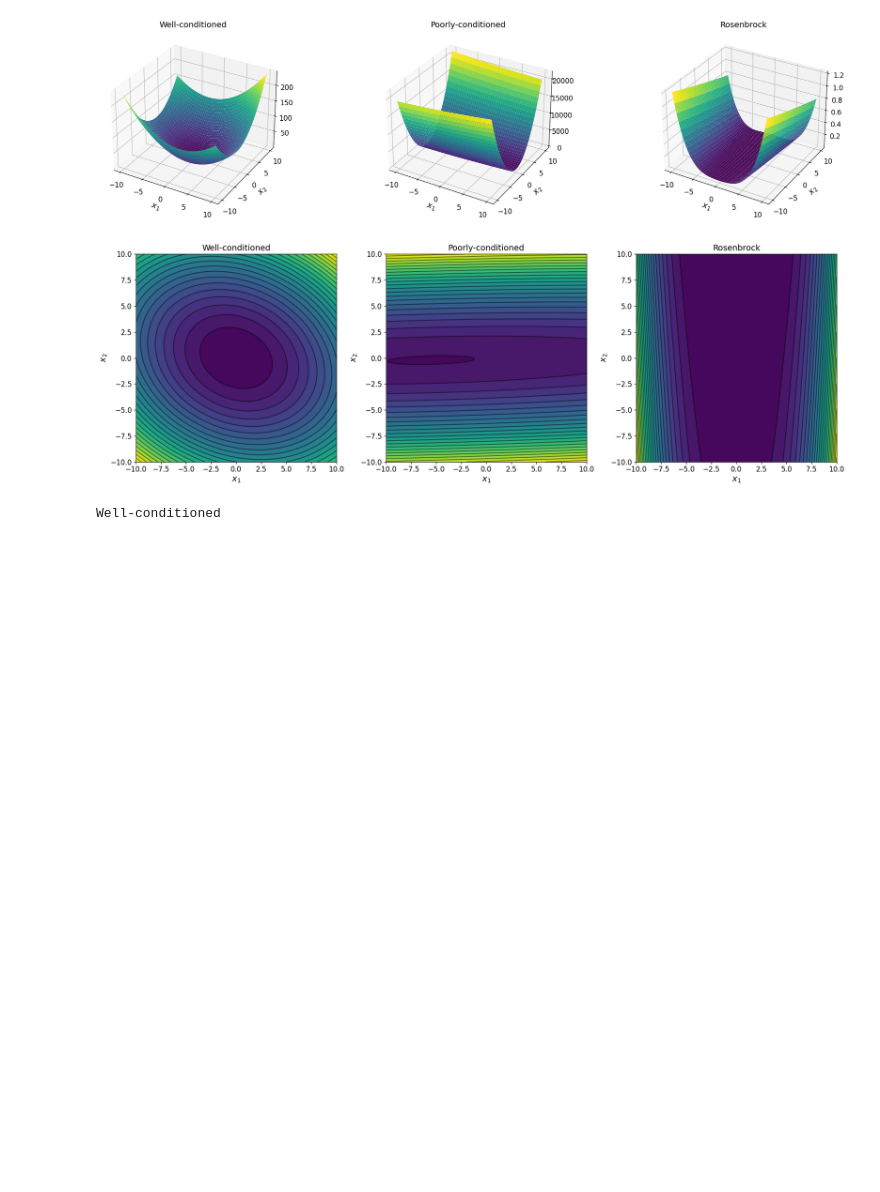
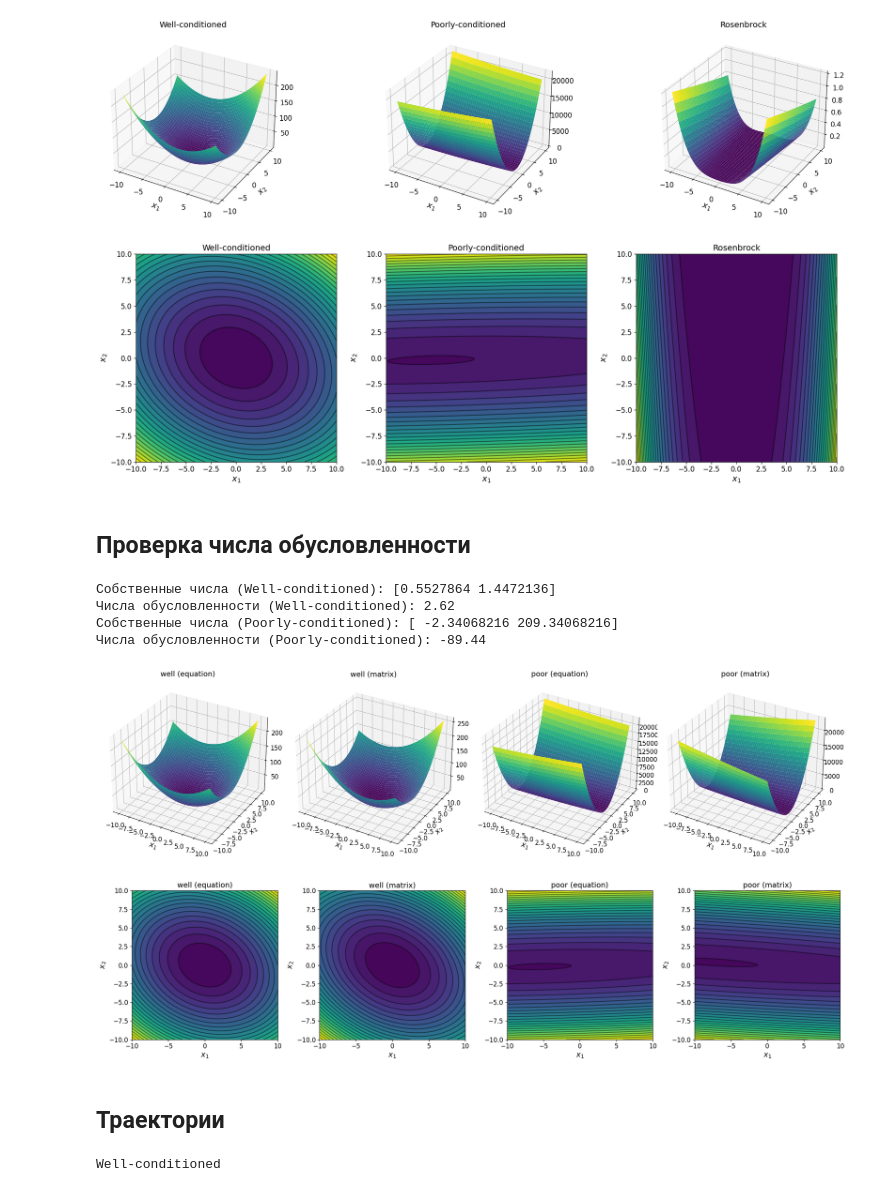
Before and after one commit to romangorbunov91/classic_grad, a Jupyter notebook: plots.ipynb, the cells around one changed output. Drawn from its saved outputs; the diff is of its cells as text; code cells hidden in the pictures; blank space fills up the shorter version.

```diff
--- a/plots.ipynb
+++ b/plots.ipynb
@@ -73,3 +73,5 @@ plt.show()
 # %% [output]
 [figure]
 [figure]
+# %% [markdown]
+## Проверка числа обусловленности
@@ -76,3 +90,58 @@ plt.show()
+# %%
+A_CHECK = [A_well, A_poor]
+for A_var, lbl in zip(A_CHECK, func_labels[:2]):
+    eigvals = np.linalg.eigvalsh(A_var)
+    cond_A = eigvals[-1] / eigvals[0]
+    print('Собственные числа ('+lbl + '):', eigvals)
+    print('Числа обусловленности ('+lbl + '):', np.round(cond_A,2))
+# %% [output]
+Собственные числа (Well-conditioned): [0.5527864 1.4472136]
+Числа обусловленности (Well-conditioned): 2.62
+Собственные числа (Poorly-conditioned): [ -2.34068216 209.34068216]
+Числа обусловленности (Poorly-conditioned): -89.44
+# %%
+Z_well = np.zeros_like(Z[0])
+Z_poor = np.zeros_like(Z[0])
+
+for i in range(X.shape[0]):
+    for j in range(X.shape[1]):
+        Z_well[i,j] = func_mtrx(np.array([X[i,j], Y[i,j]]), A_well, b_well, c_well)
+        #Z_well[i,j] = func_mtrx(np.array([0.2, 1.3]), A_well, b_well, c_well)
+        Z_poor[i,j] = func_mtrx(np.array([X[i,j], Y[i,j]]), A_poor, b_poor, c_poor)
+# %%
+N_CHECK = 2
+Z_CHECK = [Z[0], Z_well, Z[1], Z_poor]
+lbl_check = ['well (equation)', 'well (matrix)', 'poor (equation)', 'poor (matrix)']
+fig, axs = plt.subplots(ncols=2*N_CHECK, nrows=1, figsize=(5*(2*N_CHECK), 5), subplot_kw={'projection': '3d'})
+for k, z, func_lbl in zip(range(2*N_CHECK), Z_CHECK, lbl_check):
+    axs[k].plot_surface(X, Y, z, cmap='viridis', edgecolor='none')
+    axs[k].set_xlabel('$x_1$', fontsize=user_fontsize)
+    axs[k].set_ylabel('$x_2$', fontsize=user_fontsize)
+    axs[k].set_title(func_lbl, fontsize=user_fontsize)
+
+    axs[k].tick_params(axis='x', labelsize=user_tickfontsize)
+    axs[k].tick_params(axis='y', labelsize=user_tickfontsize)
+    axs[k].tick_params(axis='z', labelsize=user_tickfontsize)
+plt.tight_layout()
+plt.show()
+
+fig, axs = plt.subplots(ncols=2*N_CHECK, nrows=1, figsize=(5*(2*N_CHECK), 5))
+for k, z, func_lbl in zip(range(2*N_CHECK), Z_CHECK, lbl_check):
+    contour = axs[k].contour(X, Y, z, levels=25, colors='black', alpha=0.5)
+    axs[k].contourf(X, Y, z, levels=25, cmap='viridis')
+    axs[k].set_xlabel('$x_1$', fontsize=user_fontsize)
+    axs[k].set_ylabel('$x_2$', fontsize=user_fontsize)
+    axs[k].set_title(func_lbl, fontsize=user_fontsize)
+
+    axs[k].tick_params(axis='x', labelsize=user_tickfontsize)
+    axs[k].tick_params(axis='y', labelsize=user_tickfontsize)
+plt.tight_layout()
+plt.show()
+# %% [output]
+[figure, added]
+[figure, added]
+# %% [markdown]
+## Траектории
 # %%
 method_names = [const_step_grad_descent, armijo_grad_descent, steepest_grad_descent]
 N_METHOD = len(method_names)
```
Also changed, not shown: parts of 2 cells of this notebook, 3 other files.
